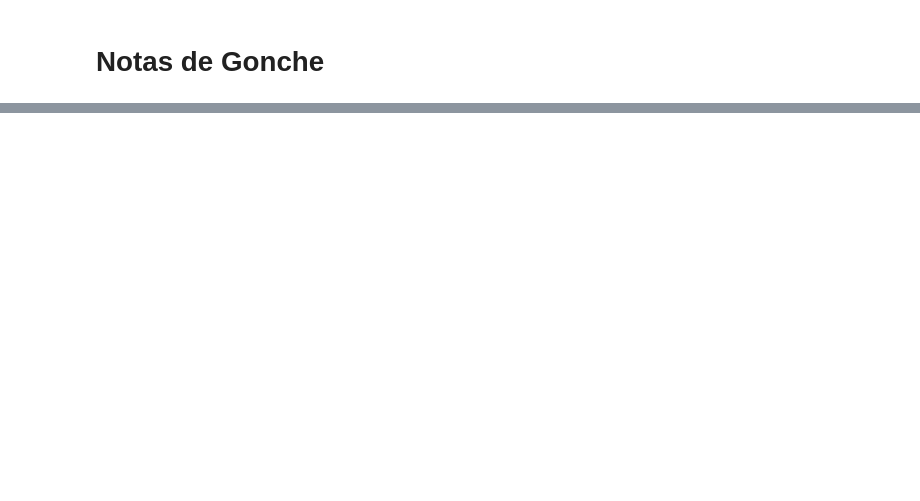
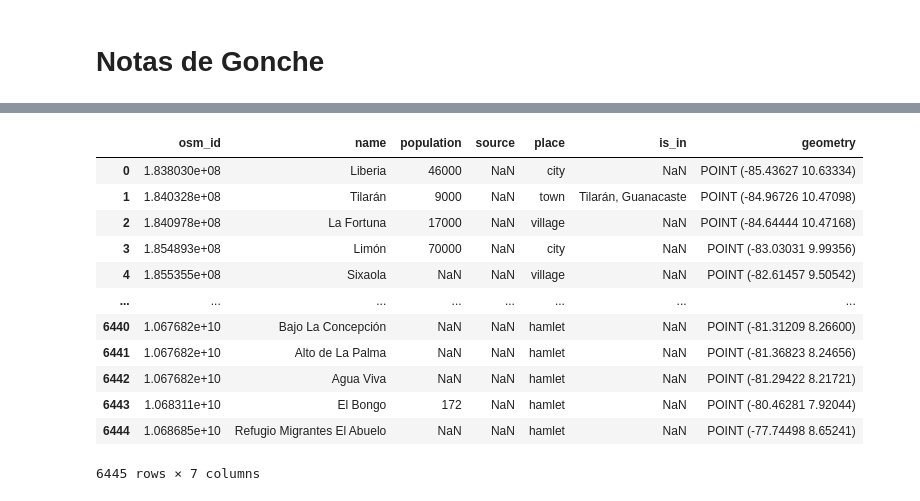
Before and after one commit to minigonche/synthetic_mobility_data_generator, a Jupyter notebook: Gonche's Notes.ipynb, the cells around one changed output, grey strips where cells are left out. Cells and saved outputs as stored; diff of their text form; code cells hidden in the pictures; blank space fills up the shorter version.

```diff
--- a/Gonche's Notes.ipynb
+++ b/Gonche's Notes.ipynb
@@ -233,0 +406,16 @@ Error:
+# %%
+populated_places.dropna(subset = "name").reset_index(drop = True)
+# %% [output]
+|  | osm_id | name | population | source | place | is_in | geometry |
+| 0 | 1.838030e+08 | Liberia | 46000 | NaN | city | NaN | POINT (-85.43627 10.63334) |
+| 1 | 1.840328e+08 | Tilarán | 9000 | NaN | town | Tilarán, Guanacaste | POINT (-84.96726 10.47098) |
+| 2 | 1.840978e+08 | La Fortuna | 17000 | NaN | village | NaN | POINT (-84.64444 10.47168) |
+| 3 | 1.854893e+08 | Limón | 70000 | NaN | city | NaN | POINT (-83.03031 9.99356) |
+| 4 | 1.855355e+08 | Sixaola | NaN | NaN | village | NaN | POINT (-82.61457 9.50542) |
+| ... | ... | ... | ... | ... | ... | ... | ... |
+| 6440 | 1.067682e+10 | Bajo La Concepción | NaN | NaN | hamlet | NaN | POINT (-81.31209 8.26600) |
+| 6441 | 1.067682e+10 | Alto de La Palma | NaN | NaN | hamlet | NaN | POINT (-81.36823 8.24656) |
+| 6442 | 1.067682e+10 | Agua Viva | NaN | NaN | hamlet | NaN | POINT (-81.29422 8.21721) |
+| 6443 | 1.068311e+10 | El Bongo | 172 | NaN | hamlet | NaN | POINT (-80.46281 7.92044) |
+| 6444 | 1.068685e+10 | Refugio Migrantes El Abuelo | NaN | NaN | hamlet | NaN | POINT (-77.74498 8.65241) |
+6445 rows × 7 columns
```
Also changed, not shown: parts of 40 cells of this notebook, 8 other files.
